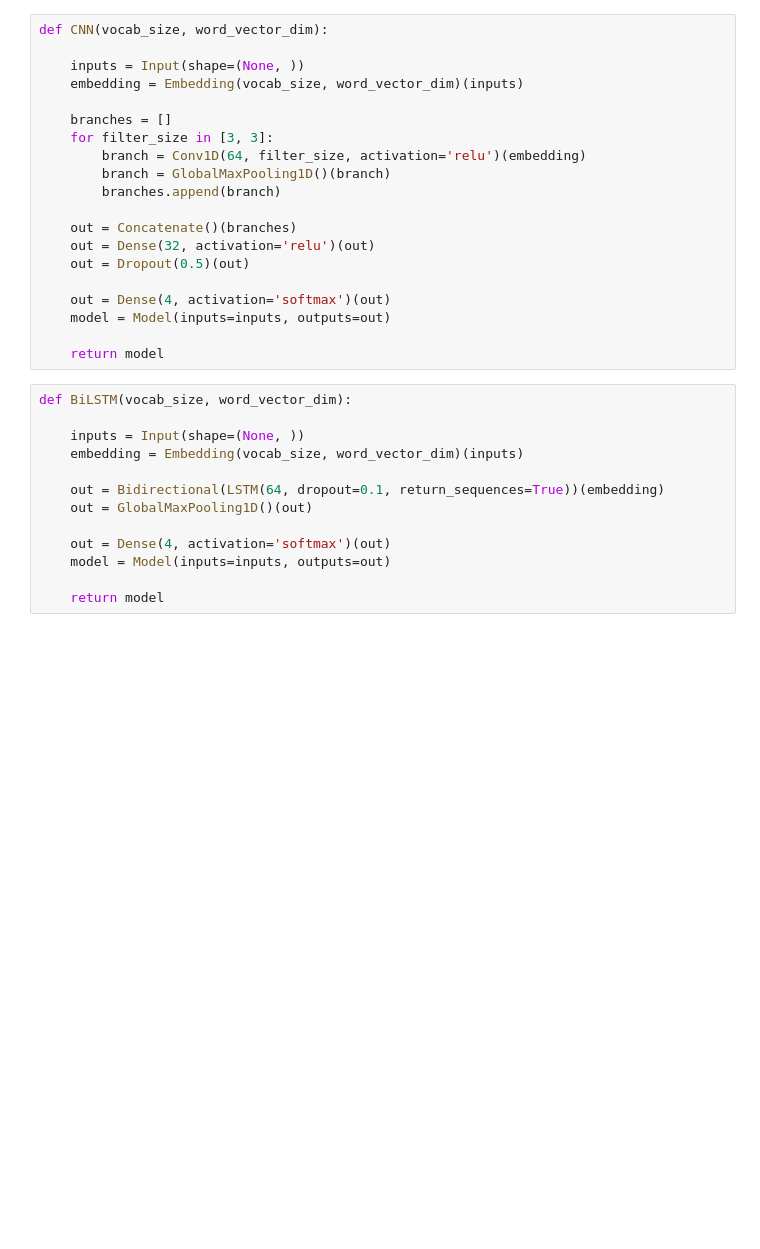
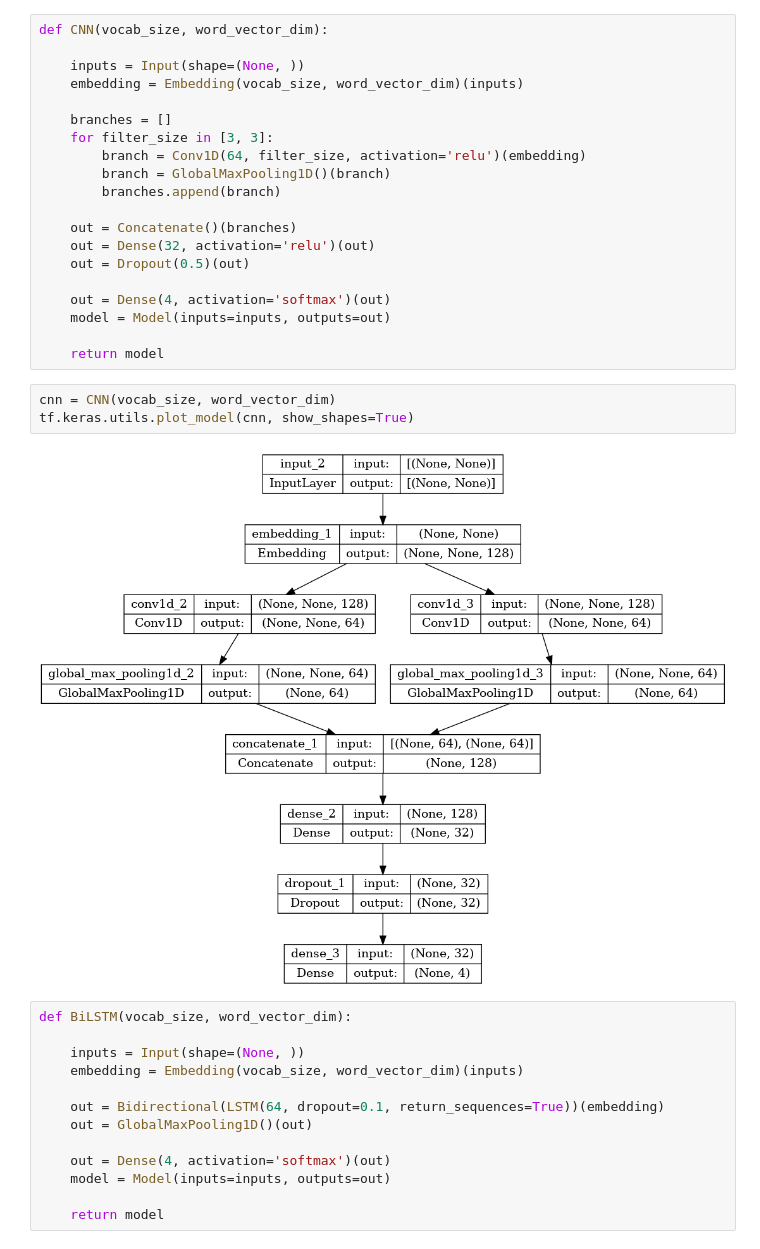
Before and after one commit to aiffel-online4-nlp-kimNlim/DLthon, a Jupyter notebook: notebooks/kyeonghun/base_model.ipynb, the cells around one changed output. Saved outputs shown, nothing was run; the diff lists cells and outputs as text; blank space fills up the shorter version.

```diff
--- a/notebooks/kyeonghun/base_model.ipynb
+++ b/notebooks/kyeonghun/base_model.ipynb
@@ -115,6 +115,11 @@ def CNN(vocab_size, word_vector_dim):
     model = Model(inputs=inputs, outputs=out)
 
     return model
+# %%
+cnn = CNN(vocab_size, word_vector_dim)
+tf.keras.utils.plot_model(cnn, show_shapes=True)
+# %% [output]
+[figure, added]
 # %%
 def BiLSTM(vocab_size, word_vector_dim):
 
```
Also changed, not shown: parts of 4 cells of this notebook, 6 other files.
